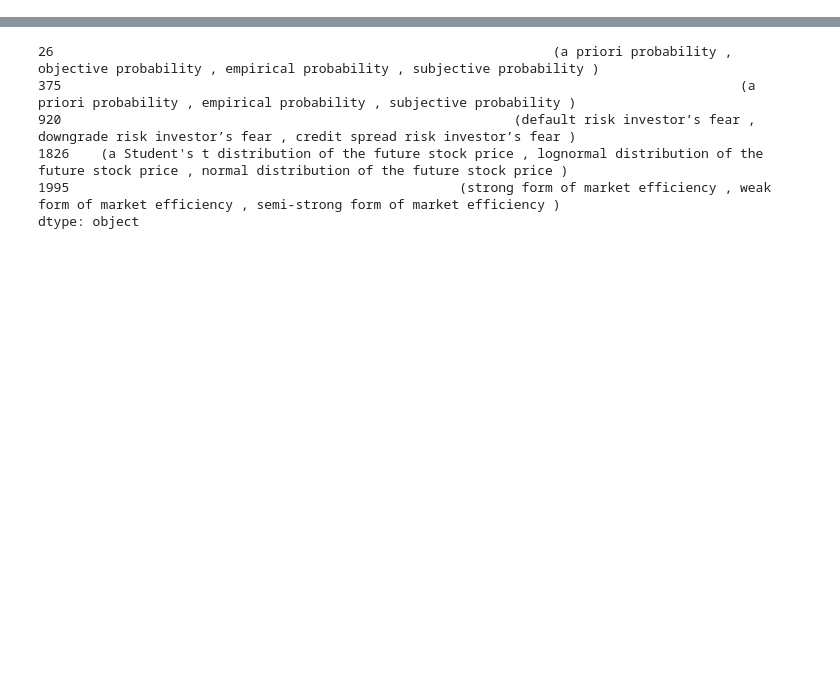
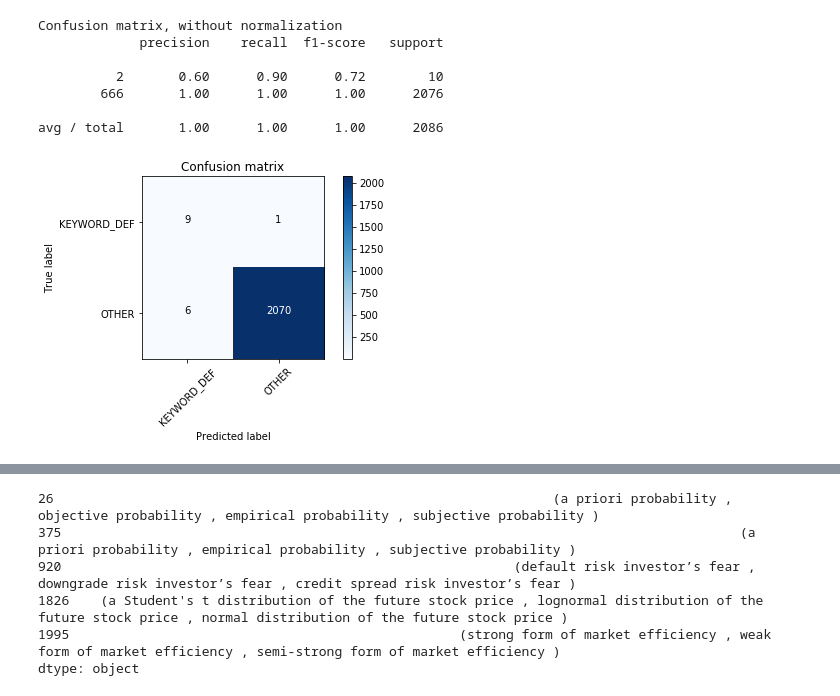
Before and after one commit to CfaBotTeam/CfaBot, a Jupyter notebook: Playground/Classify_Questions.ipynb, the cells around one changed output, grey strips where cells are left out. Cells and saved outputs as stored; diff of their text form; code cells hidden in the pictures; blank space fills up the shorter version.

```diff
--- a/Playground/Classify_Questions.ipynb
+++ b/Playground/Classify_Questions.ipynb
@@ -60,39 +62,6 @@ class QuestionCategory(object):
 def get_enum_name(enum_class, enum_value):
     enum_names = {value: name for name, value in vars(enum_class).items() if name.isupper()}
     return enum_names[enum_value]
-# %%
-def plot_confusion_matrix(cm, classes,
-                          normalize=False,
-                          title='Confusion matrix',
-                          cmap=plt.cm.Blues):
-    """
-    This function prints and plots the confusion matrix.
-    Normalization can be applied by setting `normalize=True`.
-    """
-    if normalize:
-        cm = cm.astype('float') / cm.sum(axis=1)[:, np.newaxis]
-        print("Normalized confusion matrix")
-    else:
-        print('Confusion matrix, without normalization')
-
-    plt.figure()
-    plt.imshow(cm, interpolation='nearest', cmap=cmap)
-    plt.title(title)
-    plt.colorbar()
-    tick_marks = np.arange(len(classes))
-    plt.xticks(tick_marks, classes, rotation=45)
-    plt.yticks(tick_marks, classes)
-
-    fmt = '.2f' if normalize else 'd'
-    thresh = cm.max() / 2.
-    for i, j in itertools.product(range(cm.shape[0]), range(cm.shape[1])):
-        plt.text(j, i, format(cm[i, j], fmt),
-                 horizontalalignment="center",
-                 color="white" if cm[i, j] > thresh else "black")
-
-    plt.tight_layout()
-    plt.ylabel('True label')
-    plt.xlabel('Predicted label')
 # %%
 # Load English tokenizer, tagger, parser, NER and word vectors
 nlp = spacy.load('en')
@@ -284,0 +407,13 @@ def predict_category(category, filters_factory, with_df=None):
+# %%
+
+
+all_df = predict_category(QuestionCategory.KEYWORD_DEF, get_keyword_def_filter, all_df)
+# %% [output]
+Confusion matrix, without normalization
+             precision    recall  f1-score   support
+
+          2       0.60      0.90      0.72        10
+        666       1.00      1.00      1.00      2076
+
+avg / total       1.00      1.00      1.00      2086
+[figure, added]
```
Also changed, not shown: parts of 45 cells of this notebook, 5 other files.
